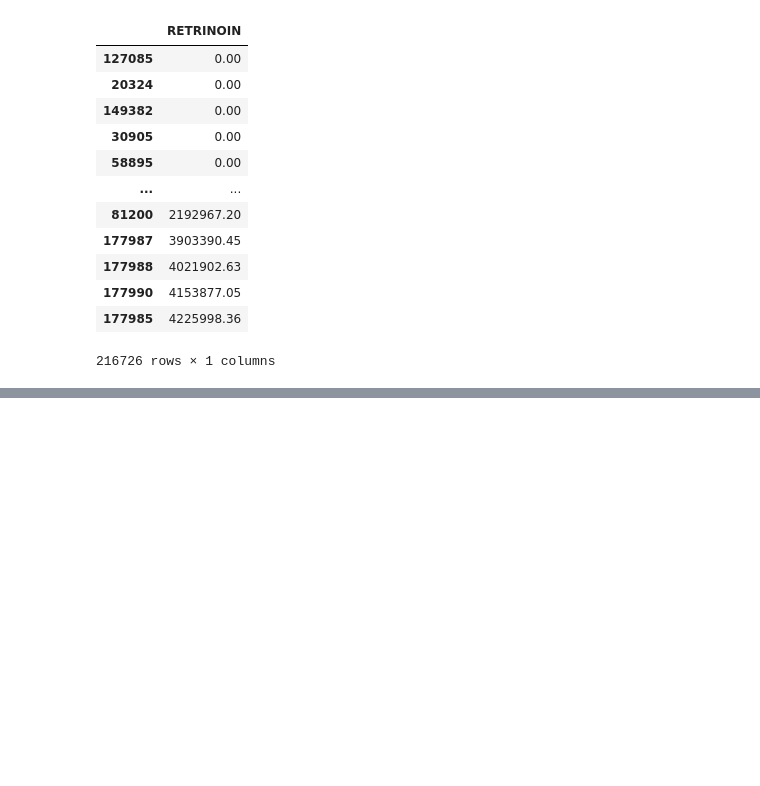
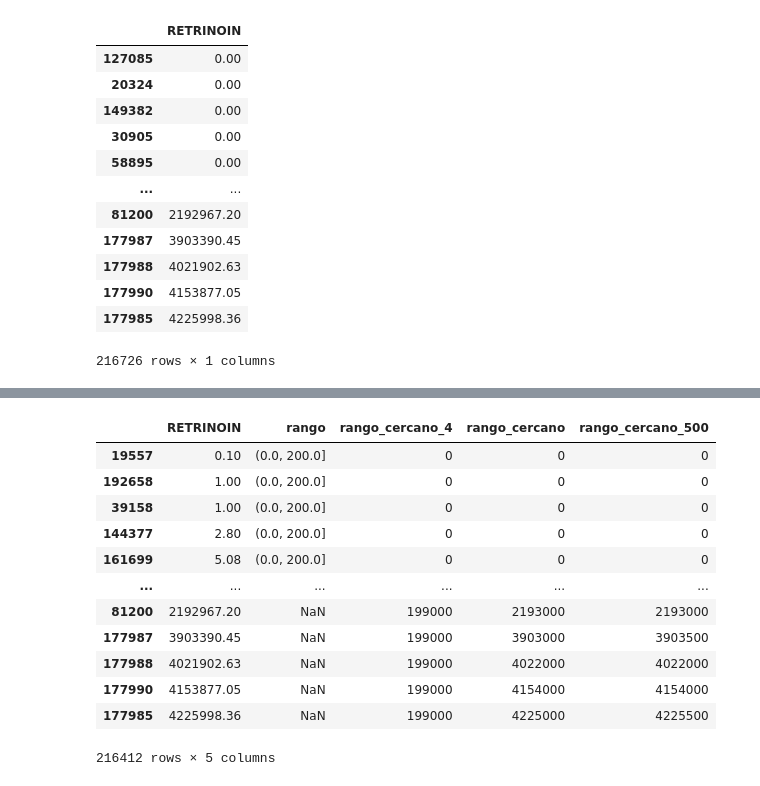
Before and after one commit to Gbau11/Empleo-Espa-a, a Jupyter notebook: code/empleo.ipynb, the cells around one changed output, grey strips where cells are left out. Saved outputs shown, nothing was run; the diff lists cells and outputs as text; code cells hidden in the pictures; blank space fills up the shorter version.

```diff
--- a/code/empleo.ipynb
+++ b/code/empleo.ipynb
@@ -150,0 +216,16 @@ Name: RETRINOIN, dtype: float64
+# %%
+salarios
+# %% [output]
+|  | RETRINOIN | rango | rango_cercano_4 | rango_cercano | rango_cercano_500 |
+| 19557 | 0.10 | (0.0, 200.0] | 0 | 0 | 0 |
+| 192658 | 1.00 | (0.0, 200.0] | 0 | 0 | 0 |
+| 39158 | 1.00 | (0.0, 200.0] | 0 | 0 | 0 |
+| 144377 | 2.80 | (0.0, 200.0] | 0 | 0 | 0 |
+| 161699 | 5.08 | (0.0, 200.0] | 0 | 0 | 0 |
+| ... | ... | ... | ... | ... | ... |
+| 81200 | 2192967.20 | NaN | 199000 | 2193000 | 2193000 |
+| 177987 | 3903390.45 | NaN | 199000 | 3903000 | 3903500 |
+| 177988 | 4021902.63 | NaN | 199000 | 4022000 | 4022000 |
+| 177990 | 4153877.05 | NaN | 199000 | 4154000 | 4154000 |
+| 177985 | 4225998.36 | NaN | 199000 | 4225000 | 4225500 |
+216412 rows × 5 columns
```
Also changed, not shown: parts of 18 cells of this notebook, 2 other files.
